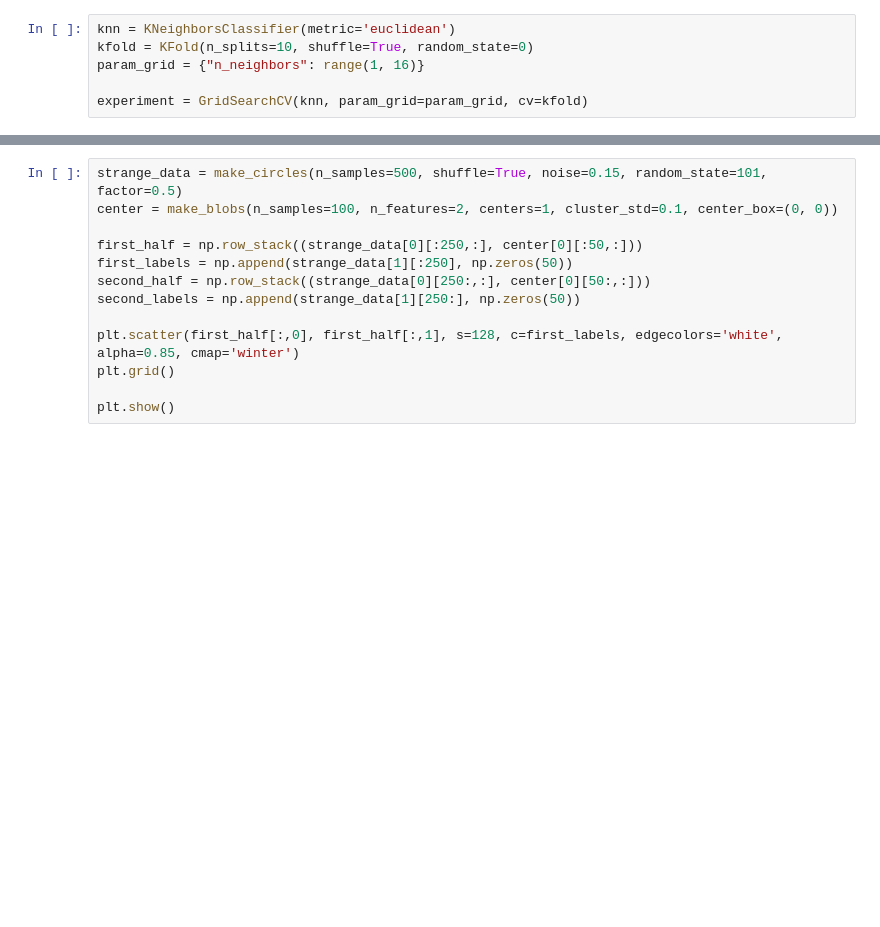
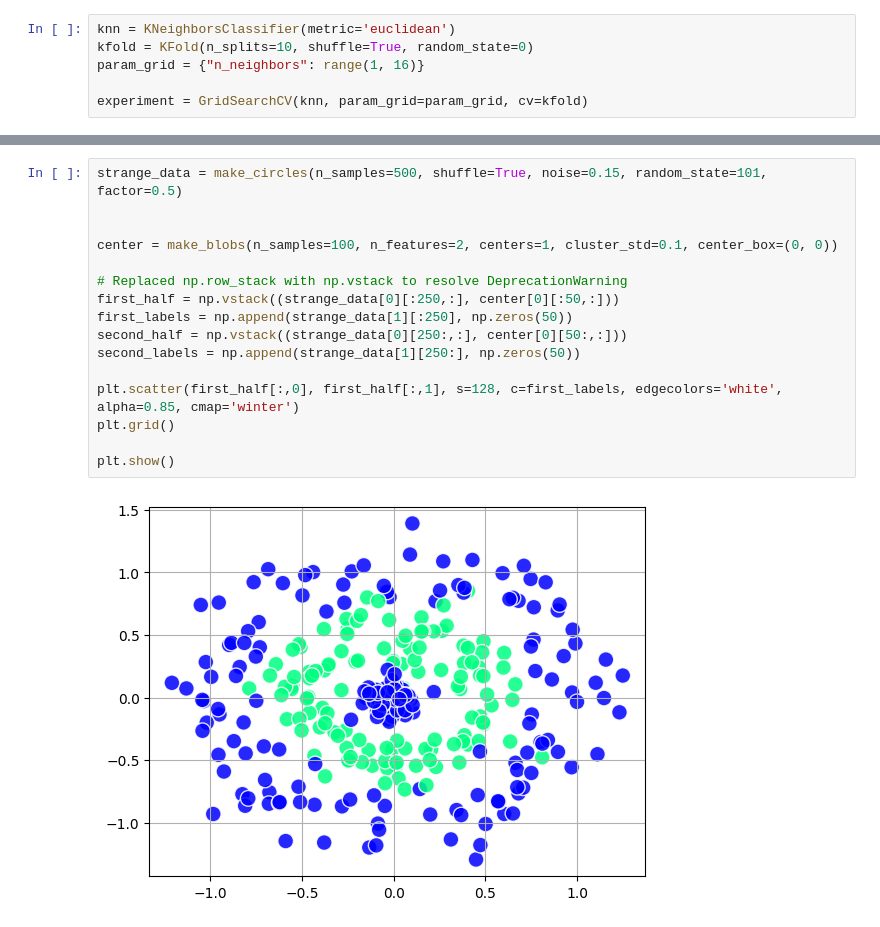
Before and after one commit to gikoluo/ML4D2E, a Jupyter notebook: jupyterlab/Chapter 12.ipynb, the cells around one changed output, grey strips where cells are left out. Drawn from its saved outputs; the diff is of its cells as text; blank space fills up the shorter version.

```diff
--- a/jupyterlab/Chapter 12.ipynb
+++ b/jupyterlab/Chapter 12.ipynb
@@ -240,16 +246,21 @@ print(f"best cv accuracy: {experiment.best_score_:0.3}")
 # %%
 strange_data = make_circles(n_samples=500, shuffle=True, noise=0.15, random_state=101, factor=0.5)
+
+
 center = make_blobs(n_samples=100, n_features=2, centers=1, cluster_std=0.1, center_box=(0, 0))
 
-first_half = np.row_stack((strange_data[0][:250,:], center[0][:50,:]))
+# Replaced np.row_stack with np.vstack to resolve DeprecationWarning
+first_half = np.vstack((strange_data[0][:250,:], center[0][:50,:]))
 first_labels = np.append(strange_data[1][:250], np.zeros(50))
-second_half = np.row_stack((strange_data[0][250:,:], center[0][50:,:]))
+second_half = np.vstack((strange_data[0][250:,:], center[0][50:,:]))
 second_labels = np.append(strange_data[1][250:], np.zeros(50))
 
 plt.scatter(first_half[:,0], first_half[:,1], s=128, c=first_labels, edgecolors='white', alpha=0.85, cmap='winter')
 plt.grid()
 
 plt.show()
+# %% [output]
+[figure, added]
 # %%
 kNN = KNeighborsClassifier(n_neighbors=3, weights='uniform', algorithm='auto', metric='euclidean')
 
```
Also changed, not shown: parts of 3 cells of this notebook.
